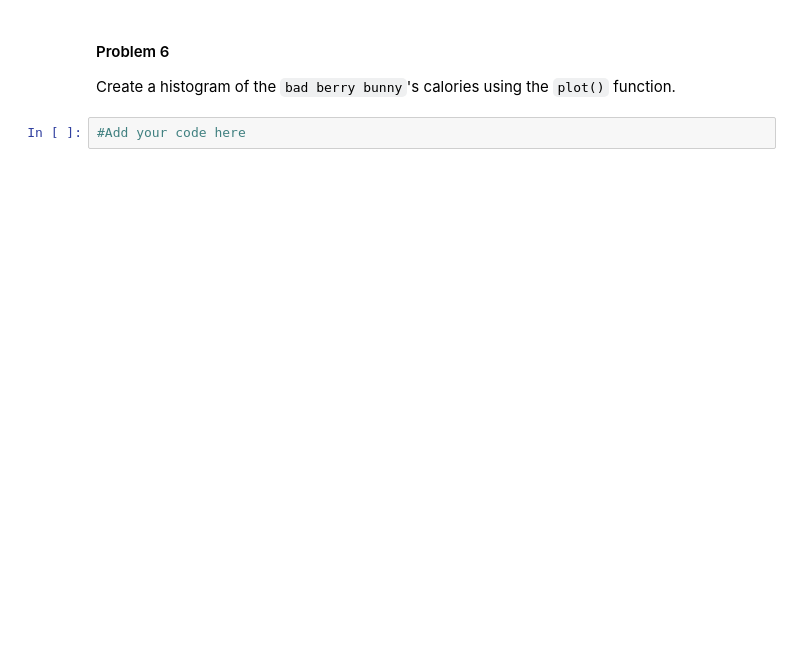
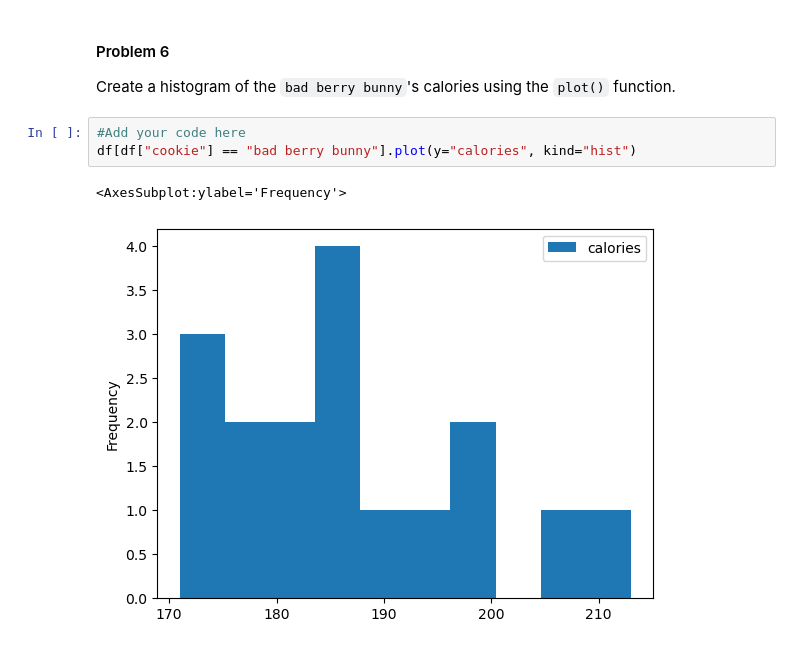
Before and after one commit to gallettilance/CS506-Spring2023, a Jupyter notebook: labs/02-lab/lab02.ipynb, the cells around one changed output. Saved outputs shown, nothing was run; the diff lists cells and outputs as text; blank space fills up the shorter version.

```diff
--- a/labs/02-lab/lab02.ipynb
+++ b/labs/02-lab/lab02.ipynb
@@ -352,3 +400,7 @@ Create a boxplot of `cost_to_make` for all cookies except `chocolate` using the
 Create a histogram of the `bad berry bunny`'s calories using the `plot()` function.
 # %%
 #Add your code here
+df[df["cookie"] == "bad berry bunny"].plot(y="calories", kind="hist")
+# %% [output]
+<AxesSubplot:ylabel='Frequency'>
+[figure, added]
```
Also changed, not shown: parts of 7 cells of this notebook.
